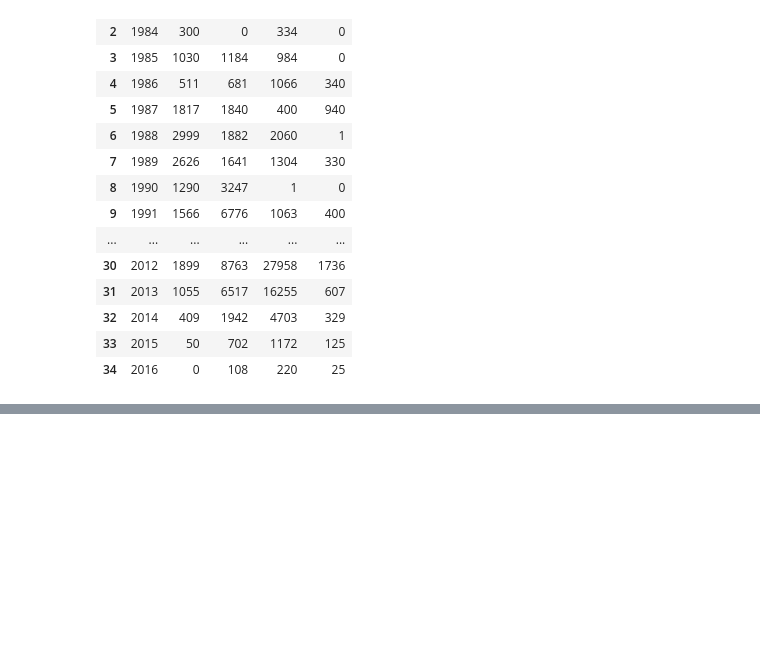
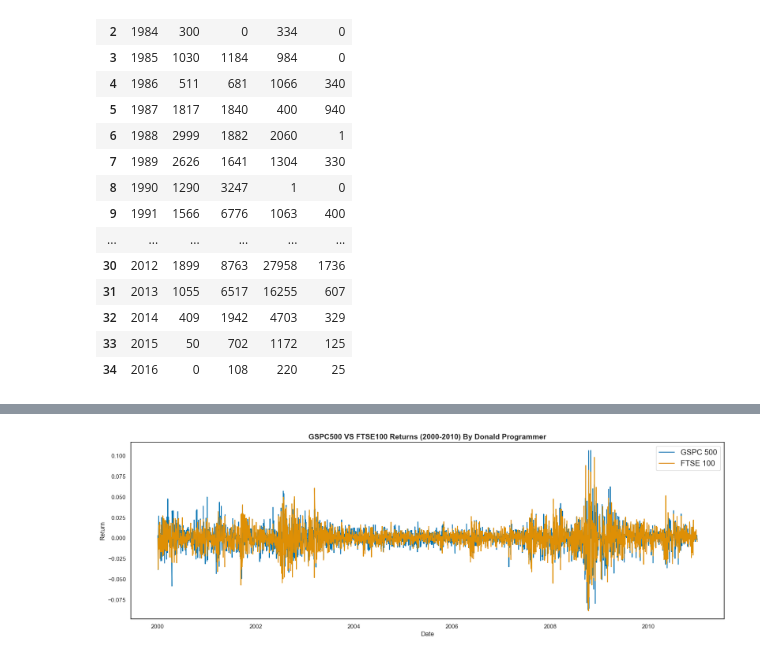
Before and after one commit to donaldte/data-visualization, a Jupyter notebook: data-visualization.ipynb, the cells around one changed output, grey strips where cells are left out. Drawn from its saved outputs; the diff is of its cells as text; code cells hidden in the pictures; blank space fills up the shorter version.

```diff
--- a/data-visualization.ipynb
+++ b/data-visualization.ipynb
@@ -111,0 +134,3 @@ plt.show()
+# %%
+data_fte_spx['New_date']  = pd.to_datetime(data_fte_spx["Date"])
+data_fte_spx['New_date']
@@ -111,0 +150,15 @@ plt.show()
+# %%
+labels = ['GSPC 500', 'FTSE 100']
+plt.figure(figsize=(20, 6))
+plt.plot(data_fte_spx['New_date'], data_fte_spx['GSPC500'])
+plt.plot(data_fte_spx['New_date'], data_fte_spx['FTSE100'])
+plt.title('GSPC500 VS FTSE100 Returns (2000-2010) By Donald Programmer', fontsize=14, fontweight='bold')
+plt.legend(labels=labels, fontsize='large')
+plt.xlabel("Date")
+plt.ylabel("Return")
+
+plt.savefig('sspc=ftse.png')
+
+plt.show()
+# %% [output]
+[figure, added]
```
Also changed, not shown: parts of 29 cells of this notebook, 16 other files.
